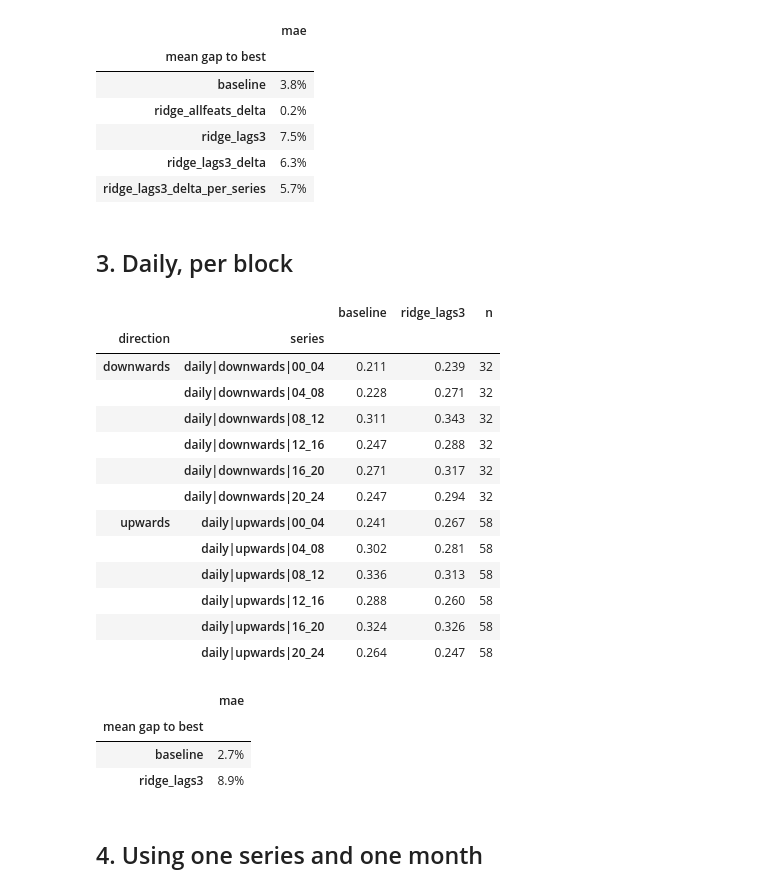
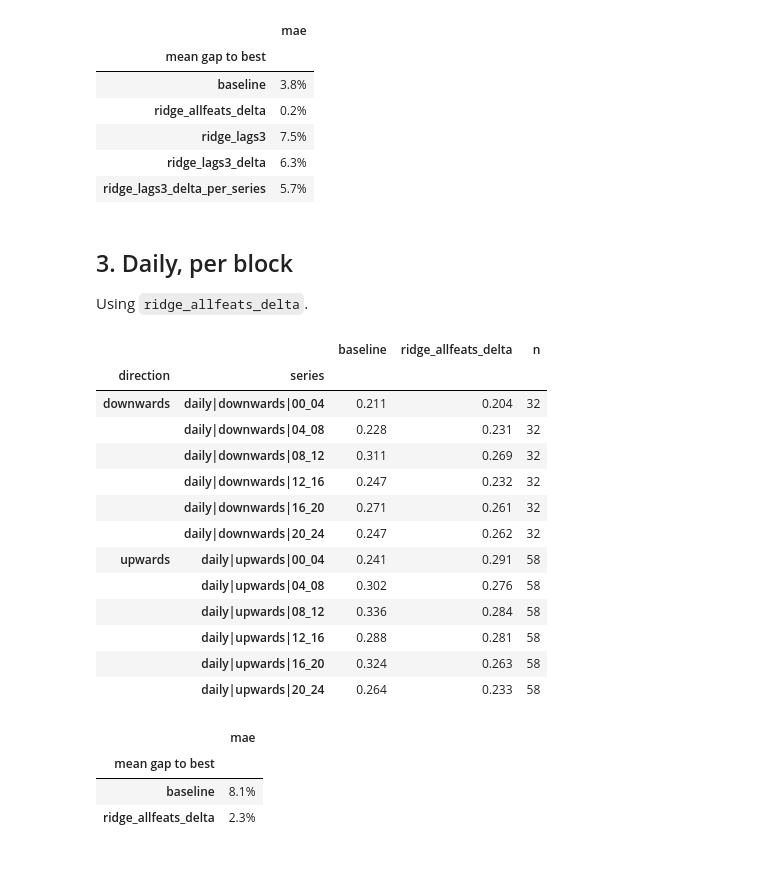
Before and after one commit to carolinaaraujo23/Swissgrid-reserve-price-forecast, a Jupyter notebook: notebooks/ridge.ipynb, the cells around one changed output. Cells and saved outputs as stored; diff of their text form; code cells hidden in the pictures; blank space fills up the shorter version.

```diff
--- a/notebooks/ridge.ipynb
+++ b/notebooks/ridge.ipynb
@@ -26,8 +26,7 @@ from src.models.baseline import PreviousKnownAuctionBaseline
 from src.models.ridge import FEATURES, model_feature_columns, prepare_auctions, to_contract, walk_forward_ridge
 
 
-BEST = "background-color: #c6efce; color: #006100; font-weight: bold"   # best value (green)
-
+BEST = "background-color: #c6efce; color: #006100; font-weight: bold"
 
 def _fmt(metric):
     if metric.startswith("pinball"):
@@ -38,7 +37,6 @@ def _fmt(metric):
         return "{:,.0f}"
     return "{:.3f}"
 
-
 def _best(values, metric):
     """Green on the best value: lowest error, coverage closest to 0.80, highest revenue."""
     v = pd.to_numeric(pd.Series(values), errors="coerce")
@@ -46,16 +44,11 @@ def _best(values, metric):
         score = (v - 0.80).abs()
     elif metric.startswith(("mae", "rmse", "pinball")):
         score = v
-    else:                                  # revenue, revenue_share, share: higher is better
+    else:
         score = -v
     return [BEST if s == score.min() else "" for s in score]
 
-
 def green(table, metric=None, axis=1):
-    """Best value of each row (axis=1) or column (axis=0) in green.
-
-    metric: the metric of a one-metric table (e.g. "mae"); leave None when the first column level is the
-    metric (tables made with pivot_table(values=[...]))."""
     if metric is not None:
         return table.style.apply(lambda s: _best(s, metric), axis=axis).format(_fmt(metric), na_rep="")
     styled = table.style
@@ -64,9 +57,7 @@ def green(table, metric=None, axis=1):
         styled = styled.apply(lambda s, m=m: _best(s, m), axis=axis, subset=cols).format(_fmt(m), subset=cols, na_rep="")
     return styled
 
-
 def green_long(df, metrics, by=("freq", "direction")):
-    """Long report (one row per model and group): best model of each group in green, per metric column."""
     def styles(d):
         out = pd.DataFrame("", index=d.index, columns=d.columns)
         for m in metrics:
@@ -78,10 +69,7 @@ def green_long(df, metrics, by=("freq", "direction")):
         styled = styled.format(_fmt(m), subset=[m], na_rep="")
     return styled
 
-
 def _gaps(t, metric):
-    """Distance of each value to the best of its row (0 = best): relative for errors and revenue,
-    in points for the coverage (distance to 0.80)."""
     v = t.apply(pd.to_numeric, errors="coerce")
     if metric.startswith("coverage"):
         d = (v - 0.80).abs()
@@ -92,14 +80,7 @@ def _gaps(t, metric):
     best = v.max(axis=1)
     return v.rsub(best, axis=0).div(best, axis=0)
 
-
 def mean_gap_table(table, metric=None):
-    """How far each model is, on average, from the best model of each row: 0 = always the best.
-
-    One row per model, one column per metric (in % for errors and revenue, in points of distance to 0.80
-    for the coverage). metric: the metric of a one-metric table; leave None for tables made with
-    pivot_table(values=[...]). Green: the closest to the best, for each metric.
-    """
     metrics = [metric] if metric is not None else list(table.columns.get_level_values(0).unique())
     out = {}
     for m in metrics:
@@ -150,8 +129,7 @@ a.pivot_table(index="year", columns=["freq", "direction"], values="y",
 | 2025 | 0.00 | 0.00 | 0.0 | 0.0 |
 | 2026 | 0.03 | 0.00 | 0.0 | 0.0 |
 # %%
-# choose a period before 2025 where the daily auctions have prices
-VAL_START, VAL_LAST_DAY = "2024-01-01", "2024-12-31"
+VAL_START, VAL_LAST_DAY = "2022-01-01", "2024-12-31"
 VAL_END = (pd.Timestamp(VAL_LAST_DAY) + pd.Timedelta(days=1)).strftime("%Y-%m-%d")   # exclusive end, for the Evaluator
 
 in_val = (auctions_all["gc"] >= pd.Timestamp(VAL_START, tz="UTC")) & (auctions_all["gc"] < pd.Timestamp(VAL_END, tz="UTC"))
@@ -204,36 +182,35 @@ display(mean_gap_table(mae_table, "mae"))
 | ridge_lags3_delta_per_series | 5.7% |
 # %% [markdown]
 ## 3. Daily, per block
+Using `ridge_allfeats_delta`.
 # %%
-VARIANT = "ridge_lags3"
+VARIANT = "ridge_allfeats_delta"
 
 p = preds_by_variant[VARIANT]
 daily = p[(p["freq"] == "daily") & p["y"].notna()]
 by_block = pd.DataFrame({
     "baseline": (daily["pred_baseline"] - daily["y"]).abs().groupby([daily["direction"], daily["series"]]).mean(),
     VARIANT: (daily["pred_ridge"] - daily["y"]).abs().groupby([daily["direction"], daily["series"]]).mean(),
     "n": daily.groupby(["direction", "series"]).size(),
 })
 display(by_block.style.apply(lambda s: _best(s, "mae"), axis=1, subset=["baseline", VARIANT]).format("{:.3f}", subset=["baseline", VARIANT]))
 display(mean_gap_table(by_block[["baseline", VARIANT]], "mae"))
 # %% [output]
-|  |  | baseline | ridge_lags3 | n |
+|  |  | baseline | ridge_allfeats_delta | n |
 | direction | series |  |  |  |
-| downwards | daily|downwards|00_04 | 0.211 | 0.239 | 32 |
-|  | daily|downwards|04_08 | 0.228 | 0.271 | 32 |
-|  | daily|downwards|08_12 | 0.311 | 0.343 | 32 |
-|  | daily|downwards|12_16 | 0.247 | 0.288 | 32 |
-|  | daily|downwards|16_20 | 0.271 | 0.317 | 32 |
-|  | daily|downwards|20_24 | 0.247 | 0.294 | 32 |
-| upwards | daily|upwards|00_04 | 0.241 | 0.267 | 58 |
-|  | daily|upwards|04_08 | 0.302 | 0.281 | 58 |
-|  | daily|upwards|08_12 | 0.336 | 0.313 | 58 |
-|  | daily|upwards|12_16 | 0.288 | 0.260 | 58 |
-|  | daily|upwards|16_20 | 0.324 | 0.326 | 58 |
-|  | daily|upwards|20_24 | 0.264 | 0.247 | 58 |
+| downwards | daily|downwards|00_04 | 0.211 | 0.204 | 32 |
+|  | daily|downwards|04_08 | 0.228 | 0.231 | 32 |
+|  | daily|downwards|08_12 | 0.311 | 0.269 | 32 |
+|  | daily|downwards|12_16 | 0.247 | 0.232 | 32 |
+|  | daily|downwards|16_20 | 0.271 | 0.261 | 32 |
+|  | daily|downwards|20_24 | 0.247 | 0.262 | 32 |
+| upwards | daily|upwards|00_04 | 0.241 | 0.291 | 58 |
+|  | daily|upwards|04_08 | 0.302 | 0.276 | 58 |
+|  | daily|upwards|08_12 | 0.336 | 0.284 | 58 |
+|  | daily|upwards|12_16 | 0.288 | 0.281 | 58 |
+|  | daily|upwards|16_20 | 0.324 | 0.263 | 58 |
+|  | daily|upwards|20_24 | 0.264 | 0.233 | 58 |
 |  | mae |
 | mean gap to best |  |
-| baseline | 2.7% |
-| ridge_lags3 | 8.9% |
+| baseline | 8.1% |
+| ridge_allfeats_delta | 2.3% |
-# %% [markdown]
-## 4. Using one series and one month
```
Also changed, not shown: parts of 11 cells of this notebook, 3 other files.
